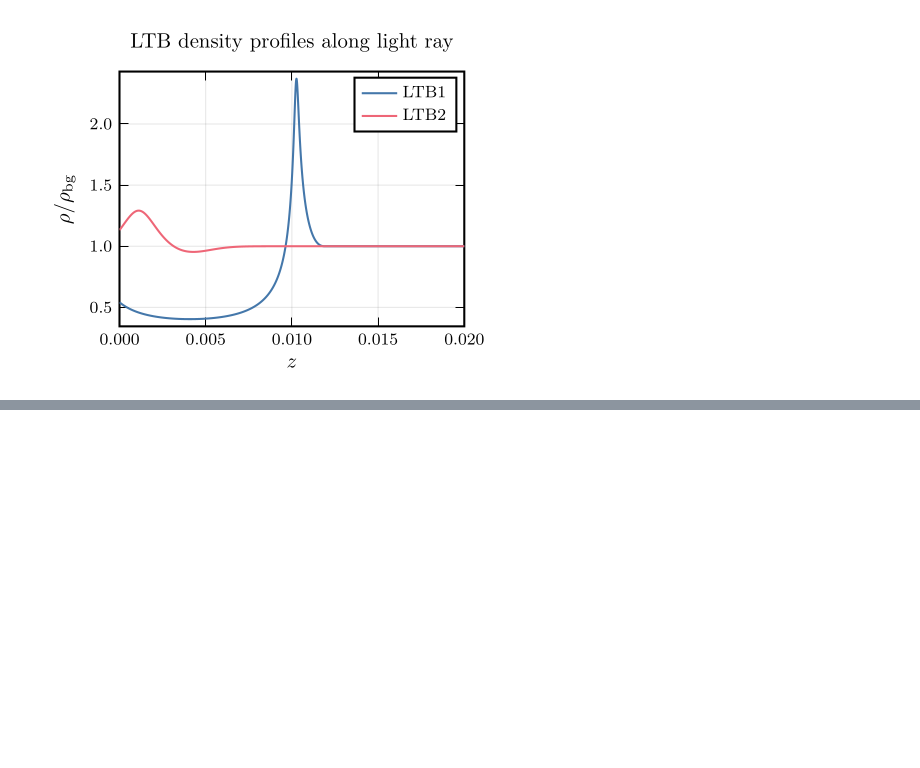
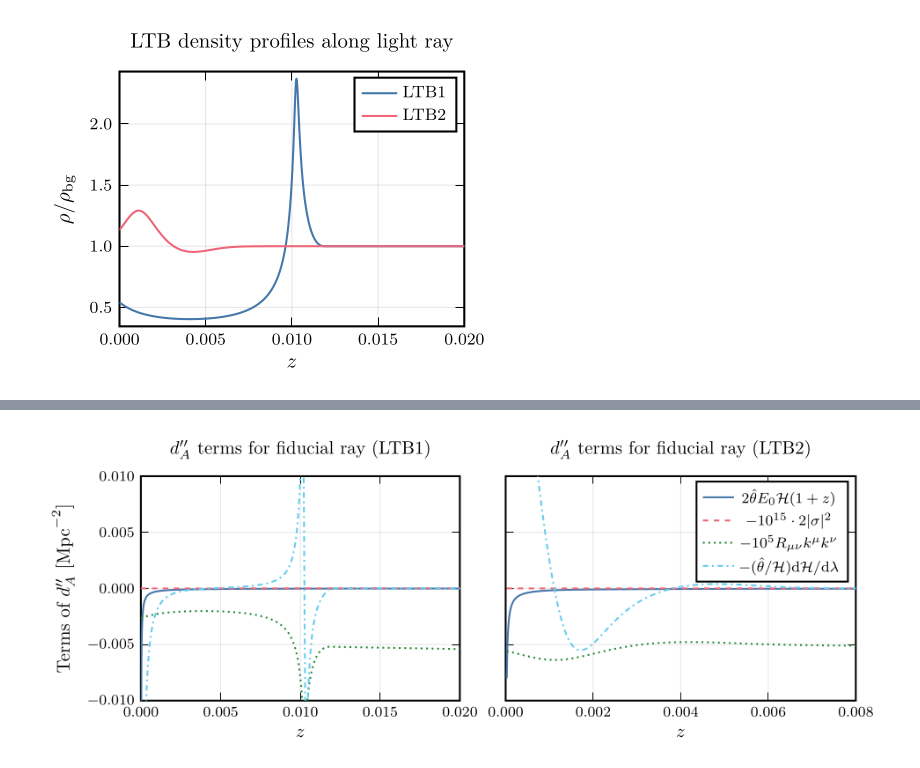
Before and after one commit to jbb42/cosmography, a Jupyter notebook: rho_n_flrw.ipynb, the cells around one changed output, grey strips where cells are left out. Saved outputs shown, nothing was run; the diff lists cells and outputs as text; code cells hidden in the pictures; blank space fills up the shorter version.

```diff
--- a/rho_n_flrw.ipynb
+++ b/rho_n_flrw.ipynb
@@ -1985,0 +1995,19 @@ Pixel 1000: θ = 0.9350850413935945, φ = 0.7608544707912779
+# %%
+combined = plot(
+    dazz1, dazz2,
+    layout = (1, 2),     # 1 row, 2 columns
+    link = :y,           # Links the y-axes
+    size = (600, 240),   # Double the width to fit both nicely
+    framestyle = :box,
+    left_margin = [-2Plots.mm -8Plots.mm],
+    fontfamily = "Computer Modern",
+    extra_kwargs = Dict(:subplot => Dict(
+    "width" => "0.95\\textwidth",
+    "height" => "67mm"))
+)
+savefig(combined, "dA_zz_terms.tex")
+savefig(combined, "dA_zz_terms.pdf")
+
+display(combined)
+# %% [output]
+[figure, added]
```
Also changed, not shown: parts of 2 cells of this notebook.
